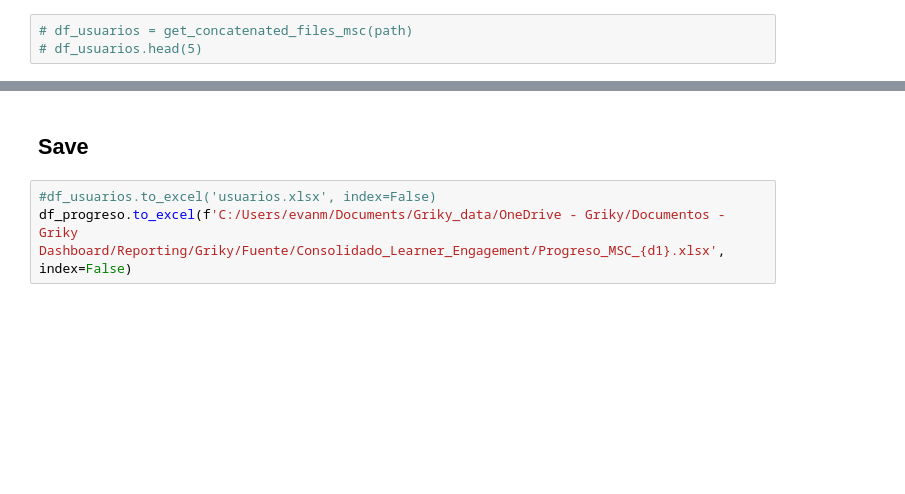
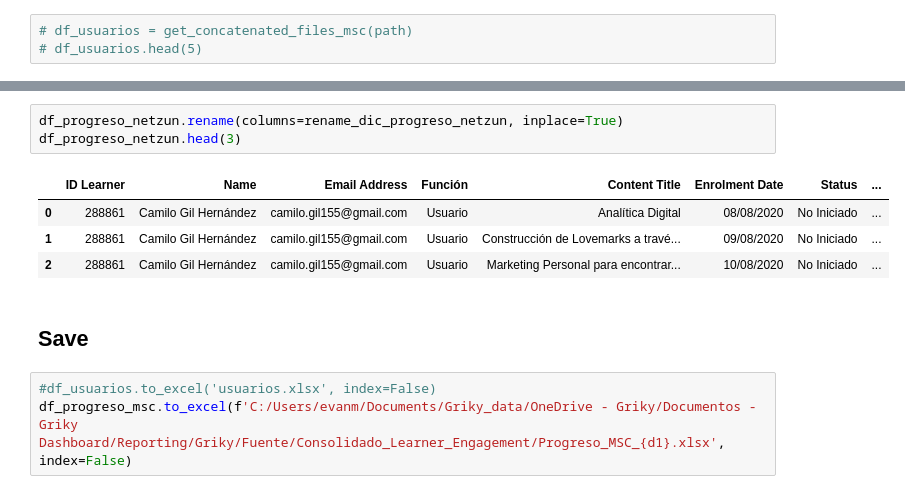
Before and after one commit to estebangaviria/Reporting_Data, a Jupyter notebook: main_.ipynb, the cells around one changed output, grey strips where cells are left out. Cells and saved outputs as stored; diff of their text form; blank space fills up the shorter version.

```diff
--- a/main_.ipynb
+++ b/main_.ipynb
@@ -105,5 +255,13 @@ df_netzun.head(3)
+# %%
+df_progreso_netzun.rename(columns=rename_dic_progreso_netzun, inplace=True)
+df_progreso_netzun.head(3)
+# %% [output]
+|  | ID Learner | Name | Email Address | Función | Content Title | Enrolment Date | Status | ... |
+| 0 | 288861 | Camilo Gil Hernández | camilo.gil155@gmail.com | Usuario | Analítica Digital | 08/08/2020 | No Iniciado | ... |
+| 1 | 288861 | Camilo Gil Hernández | camilo.gil155@gmail.com | Usuario | Construcción de Lovemarks a travé... | 09/08/2020 | No Iniciado | ... |
+| 2 | 288861 | Camilo Gil Hernández | camilo.gil155@gmail.com | Usuario | Marketing Personal para encontrar... | 10/08/2020 | No Iniciado | ... |
 # %% [markdown]
 ## Save
 # %%
 #df_usuarios.to_excel('usuarios.xlsx', index=False)
-df_progreso.to_excel(f'C:/Users/evanm/Documents/Griky_data/OneDrive - Griky/Documentos - Griky Dashboard/Reporting/Griky/Fuente/Consolidado_Learner_Engagement/Progreso_MSC_{d1}.xlsx', index=False)
+df_progreso_msc.to_excel(f'C:/Users/evanm/Documents/Griky_data/OneDrive - Griky/Documentos - Griky Dashboard/Reporting/Griky/Fuente/Consolidado_Learner_Engagement/Progreso_MSC_{d1}.xlsx', index=False)
```
Also changed, not shown: parts of 10 cells of this notebook.
